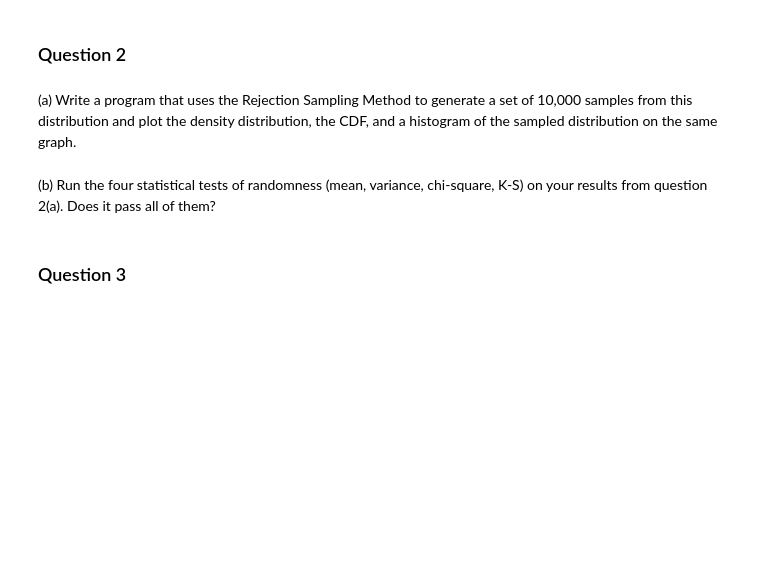
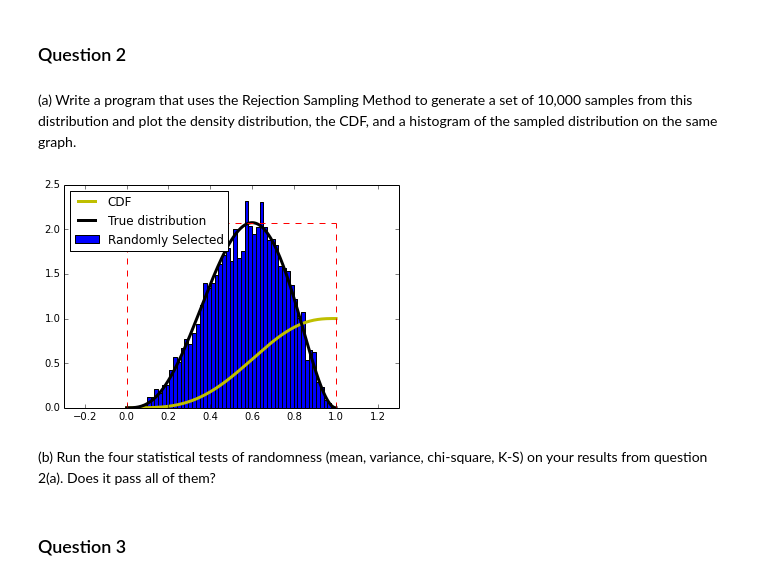
Before and after one commit to mnaworsk/PHYS202-S14, a Jupyter notebook: SciPy/RandomAndMCExercises.ipynb, the cells around one changed output. Saved outputs shown, nothing was run; the diff lists cells and outputs as text; code cells hidden in the pictures; blank space fills up the shorter version.

Commit message:
got as far as possible on MCInt and RandomandMCInt exercises

```diff
--- a/SciPy/RandomAndMCExercises.ipynb
+++ b/SciPy/RandomAndMCExercises.ipynb
@@ -98,15 +93,20 @@ plt.show()
 Note: Do not use the built-in Weibull function from numpy.random.
 # %%
 #Generate the sampled distribution
+b = 6.
 N = 10000
 z = numpy.random.random_sample(N)
+Inverse = lambda p: b(-log(1.-p))**(1./A)
+xsamples = Inverse(z)
+b = 6.
 
-xsamples = Finv(z)
+x = np.linspace(0.01,xmax+0.01,N)
+f = lambda x: alpha*(b**(-alpha))*(x**(b-1))*exp(-(x/b)**alpha)
 
 plt.figure(1,(10,10))
-plt.subplot(2,1,1)
-
-plt.hist(x, f(x), label="True Distribution", lw=3, color='red')
+plt.hist(xsamples, normed= True,label="True Distribution", lw=3, color='red')
+plt.plot(x,f(x), label="True Distribution", lw=3, color='red')
+plt.plot(x, CDF(x), label="CDF", lw=3, color='cyan')
 plt.xlabel(r"$x$",fontsize = 20)
-plt.ylabel(r'$f(x) = \lambda e^{-\lambda x}$',fontsize=20)
+plt.ylabel(r'$f(x),F(x), F^-1(x)}$',fontsize=20)
 plt.legend(loc='best')
@@ -116,5 +120,31 @@ plt.legend(loc='best')
 ### Question 2
 # %% [markdown]
 (a) Write a program that uses the Rejection Sampling Method to generate a set of 10,000 samples from this distribution and plot the density distribution, the CDF, and a histogram of the sampled distribution on the same graph.
+# %%
+density = lambda x: 60.*(x**3)*(1.-x)**2
+Density = lambda x:10*x**6-24*x**5+15*x**4
+x = np.linspace(0.,1.001,10000)
+xmin = 0.0
+xmax = 1.0
+ymin = 0.0
+ymax = 2.0736
+
+xsample = np.random.random_sample(10000)
+ysample = ymax*np.random.random_sample(10000)
+mask=(ysample < density(xsample))
+
+
+plt.plot(x,Density(x),color='y',lw=3,label="CDF")
+plt.plot(x,density(x),lw=3,color='k',label="True distribution")
+plt.xlim(-.3,1.3)
+plt.plot([xmin, xmin], [ymin, ymax], color='r', linestyle='--')
+plt.plot([xmax, xmax], [ymin, ymax], color='r', linestyle='--')
+plt.plot([xmin, xmax], [ymax, ymax], color='r', linestyle='--')
+
+plt.hist(xsample[mask],bins=50,normed=True, label="Randomly Selected")
+plt.legend(loc="best")
+plt.show()
+# %% [output]
+[figure, added]
 # %% [markdown]
 (b) Run the four statistical tests of randomness (mean, variance, chi-square, K-S) on your results from question 2(a). Does it pass all of them?
```
Also changed, not shown: parts of 11 cells of this notebook, 2 other files.
